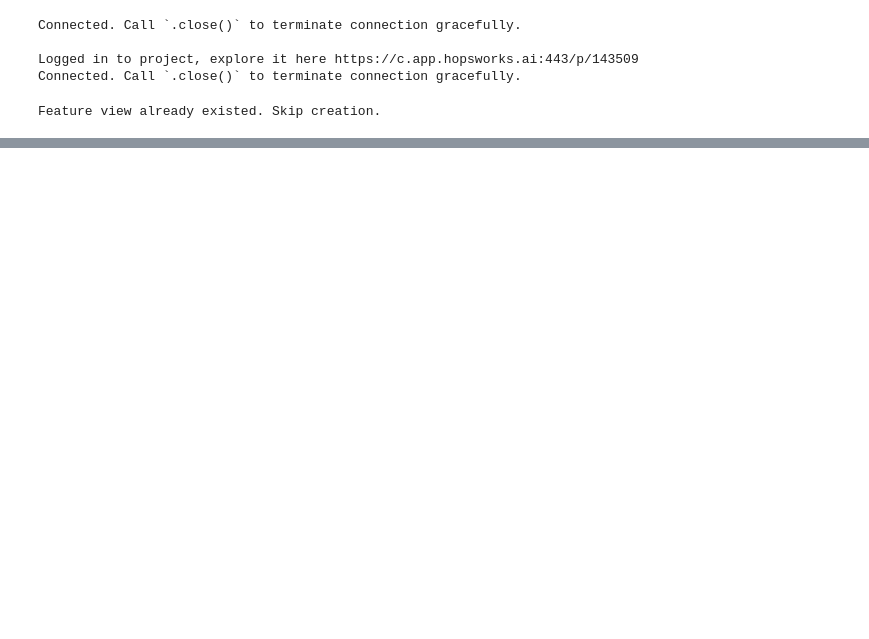
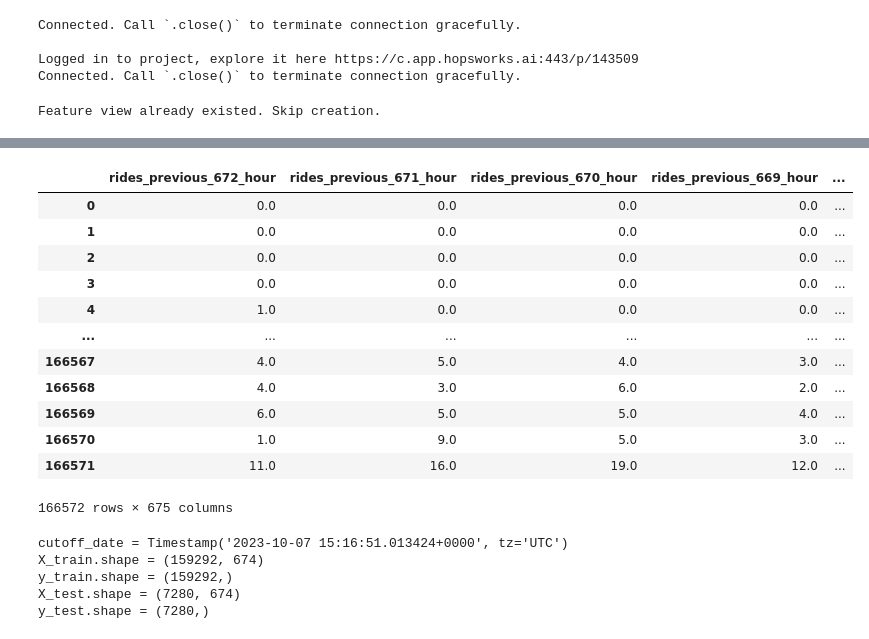
Before and after one commit to olaola-0/nyc_yellow_taxi_demand_predictor, a Jupyter notebook: notebooks/13_model_training_pipeline.ipynb, the cells around one changed output, grey strips where cells are left out. Cells and saved outputs as stored; diff of their text form; code cells hidden in the pictures; blank space fills up the shorter version.

Commit message:
pickup_hour in features_target  timezone_ aware

```diff
--- a/notebooks/13_model_training_pipeline.ipynb
+++ b/notebooks/13_model_training_pipeline.ipynb
@@ -114,0 +115,46 @@ features_and_target.shape=(166312, 675)
+# %%
+features_and_target
+# %% [output]
+|  | rides_previous_672_hour | rides_previous_671_hour | rides_previous_670_hour | rides_previous_669_hour | ... |
+| 0 | 0.0 | 0.0 | 0.0 | 0.0 | ... |
+| 1 | 0.0 | 0.0 | 0.0 | 0.0 | ... |
+| 2 | 0.0 | 0.0 | 0.0 | 0.0 | ... |
+| 3 | 0.0 | 0.0 | 0.0 | 0.0 | ... |
+| 4 | 1.0 | 0.0 | 0.0 | 0.0 | ... |
+| ... | ... | ... | ... | ... | ... |
+| 166567 | 4.0 | 5.0 | 4.0 | 3.0 | ... |
+| 166568 | 4.0 | 3.0 | 6.0 | 2.0 | ... |
+| 166569 | 6.0 | 5.0 | 5.0 | 4.0 | ... |
+| 166570 | 1.0 | 9.0 | 5.0 | 3.0 | ... |
+| 166571 | 11.0 | 16.0 | 19.0 | 12.0 | ... |
+166572 rows × 675 columns
+# %%
+from datetime import datetime, timedelta
+import pandas as pd
+from pytz import timezone
+from src.data_split import train_test_split
+
+# Make sure the cutoff_date is timezone-aware (UTC)
+cutoff_date = pd.to_datetime(datetime.utcnow() - timedelta(days=28)).replace(tzinfo=timezone('UTC'))
+
+print(f"{cutoff_date = }")
+
+
+# If the 'pickup_hour' column in features_and_target is not timezone-aware, make it so:
+if features_and_target['pickup_hour'].dt.tz is None:
+    features_and_target['pickup_hour'] = features_and_target['pickup_hour'].dt.tz_localize('UTC')
+
+# Now you can safely perform the train-test split
+X_train, y_train, X_test, y_test = train_test_split(
+    df=features_and_target,
+    cutoff_date=cutoff_date,
+    target_column_name='target_rides_next_hour'
+)
+
+print(f"{X_train.shape = }\n{y_train.shape = }\n{X_test.shape = }\n{y_test.shape = }")
+# %% [output]
+cutoff_date = Timestamp('2023-10-07 15:16:51.013424+0000', tz='UTC')
+X_train.shape = (159292, 674)
+y_train.shape = (159292,)
+X_test.shape = (7280, 674)
+y_test.shape = (7280,)
```
Also changed, not shown: parts of 4 cells of this notebook.
